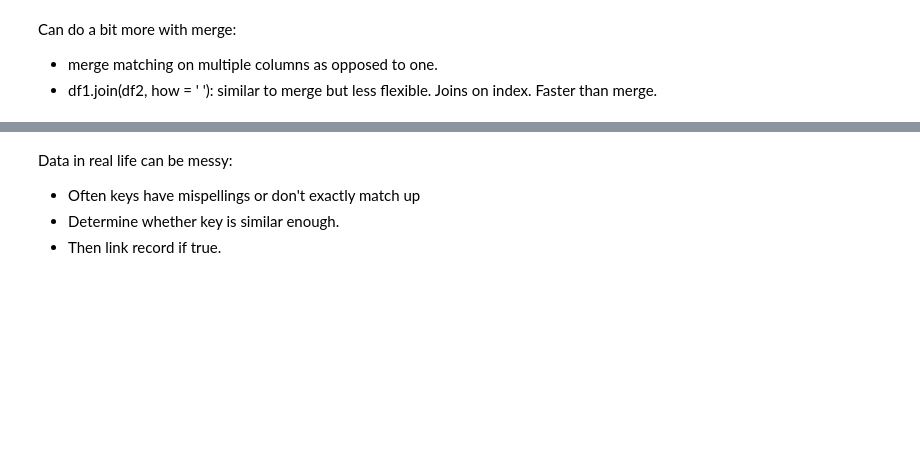
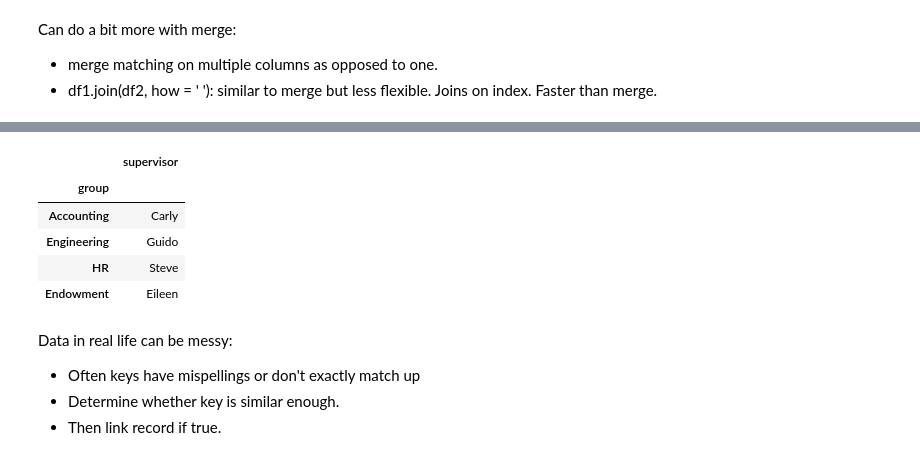
Before and after one commit to williambguo/NYC_DS_082624, a Jupyter notebook: Phase1_PandasGroupJoin/Ph1_T5_6_Combining_Data.ipynb, the cells around one changed output, grey strips where cells are left out. Saved outputs shown, nothing was run; the diff lists cells and outputs as text; code cells hidden in the pictures; blank space fills up the shorter version.

```diff
--- a/Phase1_PandasGroupJoin/Ph1_T5_6_Combining_Data.ipynb
+++ b/Phase1_PandasGroupJoin/Ph1_T5_6_Combining_Data.ipynb
@@ -268,3 +288,12 @@ df1.set_index('group').join(df2.set_index('group'), how = 'inner')
+# %%
+df2.set_index('group')
+# %% [output]
+|  | supervisor |
+| group |  |
+| Accounting | Carly |
+| Engineering | Guido |
+| HR | Steve |
+| Endowment | Eileen |
 # %% [markdown]
 Data in real life can be messy:
 
```
Also changed, not shown: parts of 4 cells of this notebook, 2 other files.
